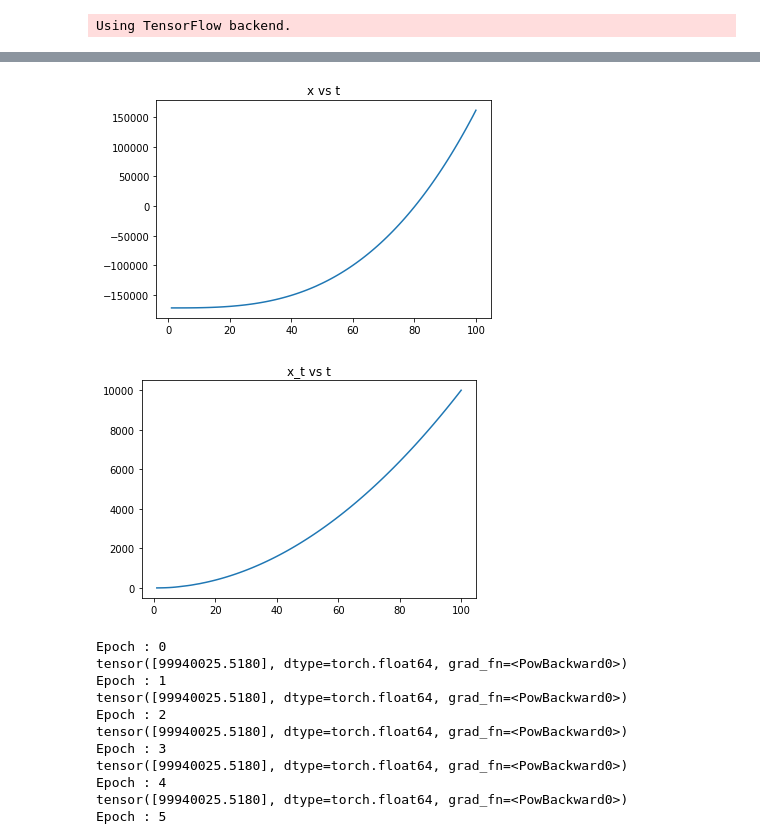
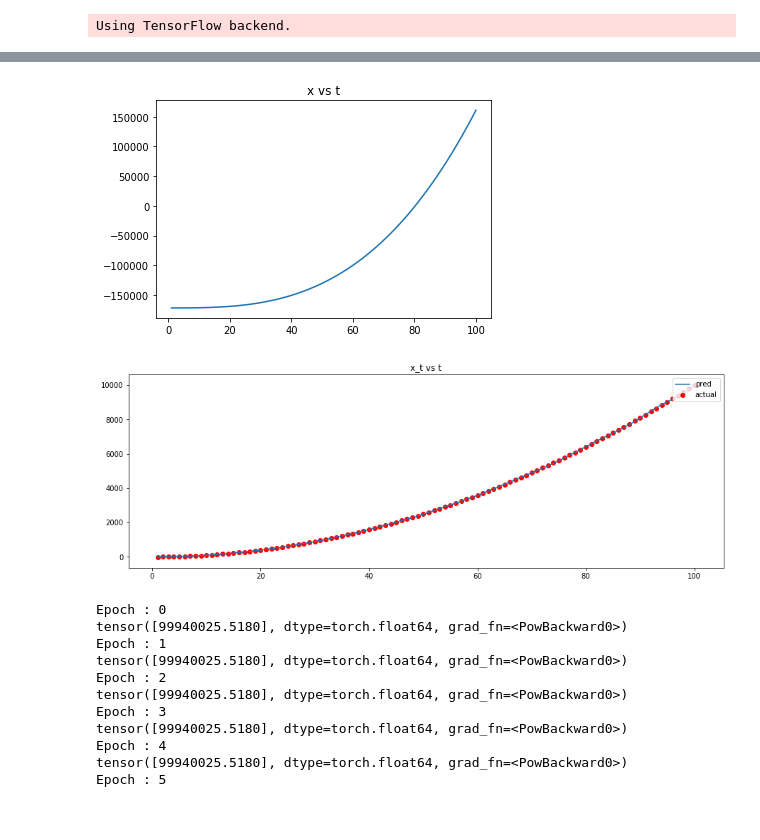
Before and after one commit to pruthvipatnala/SDE_solver, a Jupyter notebook: SDE_DNN.ipynb, the cells around one changed output, grey strips where cells are left out. Cells and saved outputs as stored; diff of their text form; code cells hidden in the pictures; blank space fills up the shorter version.

Commit message:
modified plot

```diff
--- a/SDE_DNN.ipynb
+++ b/SDE_DNN.ipynb
@@ -18,12 +18,19 @@ def plot_predicted_fn(inp, op, derv):
     For plotting predictions
     """
 
+    # c = op[0] - (inp[0]**3)/3
+
     plt.plot(inp,op)
     plt.title("x vs t")
     plt.show()
 
-    plt.plot(inp, derv)
+    # actual derivative values
+    actual_derv = [i**2 - 3 for i in inp]
+    plt.figure(figsize=(15,5))
     plt.title("x_t vs t")
+    plt.plot(inp, derv, label = "pred")
+    plt.scatter(inp, actual_derv, c='r' ,label = 'actual')
+    plt.legend(loc="upper right")
     plt.show()
 # %%
 # input to neural network
@@ -87,11 +94,13 @@ with tf.Session() as sess:
         losses.append(loss.eval({t: time_var, l_rate: lr}))
 
         if(i+1 == epochs):
-            print("Input : ",inp,"output : ",x,"loss : ",loss.eval({t: time_var, l_rate: lr}))
-            print("Derivative: ",x_t.eval({t:inp, l_rate: lr}))
-            count = count + 1
-        if(i % 500 == 0):
-            print("Epoch :", i)
+            print("Epoch :", i, end=" ")
+            print("loss : ",loss.eval({t: time_var}))
+            # print("Input : ",inp,"output : ",x,"loss : ",loss.eval({t: time_var, l_rate: lr}))
+            # print("Derivative: ",x_t.eval({t:inp, l_rate: lr}))
+            # count = count + 1
+        if(i % 10000 == 0):
+            print("Epoch :", i, end=" ")
             print("loss : ",loss.eval({t: time_var}))
 
         #     print("x : ", x,"loss : ",loss.eval({t: time_var, l_rate: lr}))
@@ -99,7 +108,7 @@ with tf.Session() as sess:
 
     time_test = np.array([i for i in range(1,inp_length+1)])
     time_test = time_test[:, np.newaxis]
-    print(op.eval({t: time_test}))
+    # print(op.eval({t: time_test}))
     pred = list(op.eval({t: time_test}))
     pred = [i[0] for i in pred]
     derivatives = list(x_t.eval({t: time_test}))
@@ -127,2 +135,2 @@ loss :  17725684.0
 [figure]
-[figure, old version]
+[figure, new version]
```
Also changed, not shown: parts of 2 cells of this notebook.
